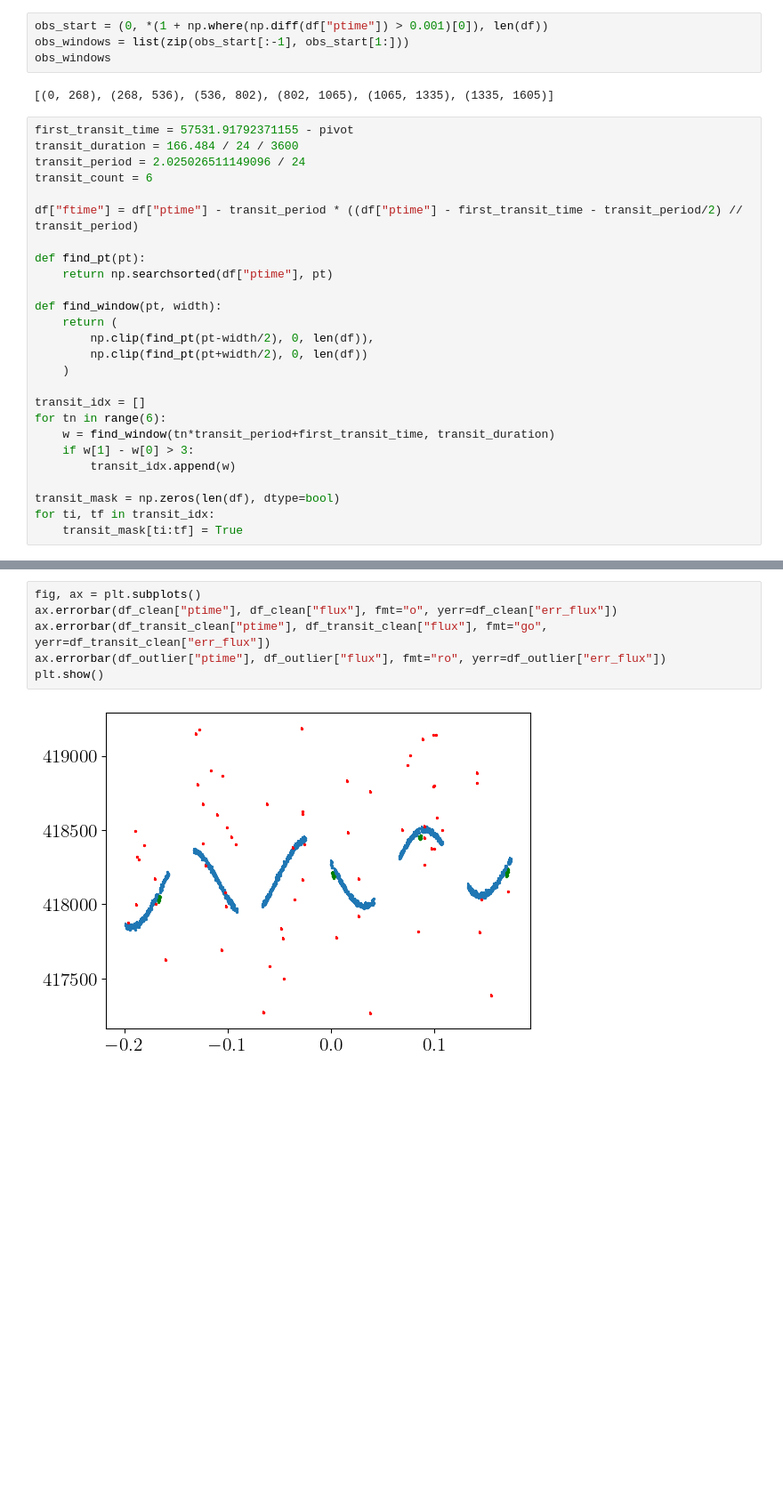
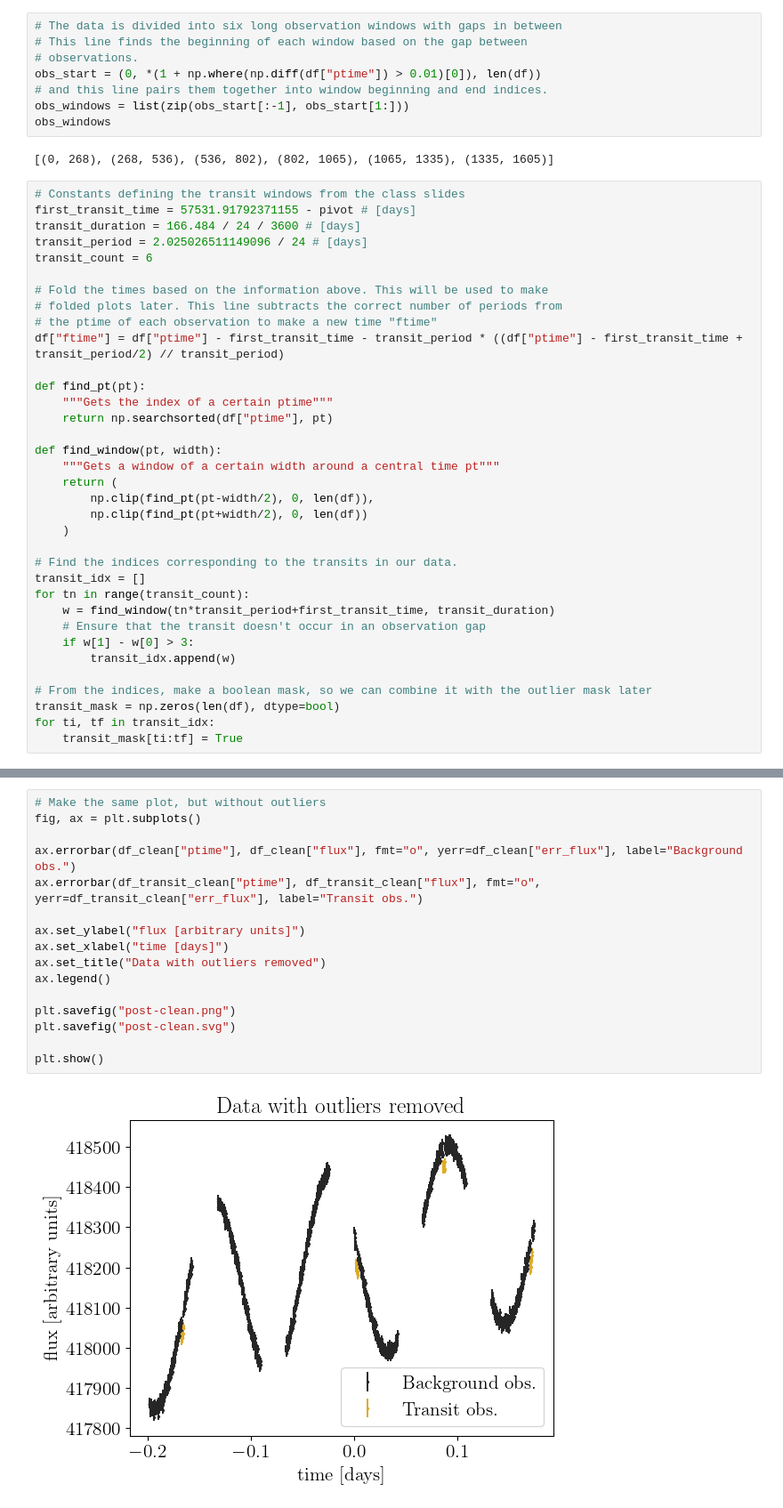
Before and after one commit to alchzh/astrostats, a Jupyter notebook: LAB3/LAB3.ipynb, the cells around one changed output, grey strips where cells are left out. Shown at 89% size. Cells and saved outputs as stored; diff of their text form; blank space fills up the shorter version.

```diff
--- a/LAB3/LAB3.ipynb
+++ b/LAB3/LAB3.ipynb
@@ -41,32 +63,45 @@ plt.show()
 # %%
-obs_start = (0, *(1 + np.where(np.diff(df["ptime"]) > 0.001)[0]), len(df))
+# The data is divided into six long observation windows with gaps in between
+# This line finds the beginning of each window based on the gap between
+# observations.
+obs_start = (0, *(1 + np.where(np.diff(df["ptime"]) > 0.01)[0]), len(df))
+# and this line pairs them together into window beginning and end indices.
 obs_windows = list(zip(obs_start[:-1], obs_start[1:]))
 obs_windows
 # %% [output]
 [(0, 268), (268, 536), (536, 802), (802, 1065), (1065, 1335), (1335, 1605)]
 # %%
-first_transit_time = 57531.91792371155 - pivot
-transit_duration = 166.484 / 24 / 3600
-transit_period = 2.025026511149096 / 24
+# Constants defining the transit windows from the class slides
+first_transit_time = 57531.91792371155 - pivot # [days]
+transit_duration = 166.484 / 24 / 3600 # [days]
+transit_period = 2.025026511149096 / 24 # [days]
 transit_count = 6
 
-df["ftime"] = df["ptime"] - transit_period * ((df["ptime"] - first_transit_time - transit_period/2) // transit_period)
+# Fold the times based on the information above. This will be used to make
+# folded plots later. This line subtracts the correct number of periods from
+# the ptime of each observation to make a new time "ftime"
+df["ftime"] = df["ptime"] - first_transit_time - transit_period * ((df["ptime"] - first_transit_time + transit_period/2) // transit_period)
 
 def find_pt(pt):
+    """Gets the index of a certain ptime"""
     return np.searchsorted(df["ptime"], pt)
 
 def find_window(pt, width):
+    """Gets a window of a certain width around a central time pt"""
     return (
         np.clip(find_pt(pt-width/2), 0, len(df)),
         np.clip(find_pt(pt+width/2), 0, len(df))
     )
 
+# Find the indices corresponding to the transits in our data.
 transit_idx = []
-for tn in range(6):
+for tn in range(transit_count):
     w = find_window(tn*transit_period+first_transit_time, transit_duration)
+    # Ensure that the transit doesn't occur in an observation gap
     if w[1] - w[0] > 3:
         transit_idx.append(w)
 
+# From the indices, make a boolean mask, so we can combine it with the outlier mask later
 transit_mask = np.zeros(len(df), dtype=bool)
 for ti, tf in transit_idx:
     transit_mask[ti:tf] = True
@@ -102,9 +152,19 @@ np.where(outlier_mask)
 # %%
+# Make the same plot, but without outliers
 fig, ax = plt.subplots()
-ax.errorbar(df_clean["ptime"], df_clean["flux"], fmt="o", yerr=df_clean["err_flux"])
-ax.errorbar(df_transit_clean["ptime"], df_transit_clean["flux"], fmt="go", yerr=df_transit_clean["err_flux"])
-ax.errorbar(df_outlier["ptime"], df_outlier["flux"], fmt="ro", yerr=df_outlier["err_flux"])
+
+ax.errorbar(df_clean["ptime"], df_clean["flux"], fmt="o", yerr=df_clean["err_flux"], label="Background obs.")
+ax.errorbar(df_transit_clean["ptime"], df_transit_clean["flux"], fmt="o", yerr=df_transit_clean["err_flux"], label="Transit obs.")
+
+ax.set_ylabel("flux [arbitrary units]")
+ax.set_xlabel("time [days]")
+ax.set_title("Data with outliers removed")
+ax.legend()
+
+plt.savefig("post-clean.png")
+plt.savefig("post-clean.svg")
+
 plt.show()
 # %% [output]
-[figure, old version]
+[figure, new version]
 # %%
```
Also changed, not shown: parts of 32 cells of this notebook, 22 other files.
